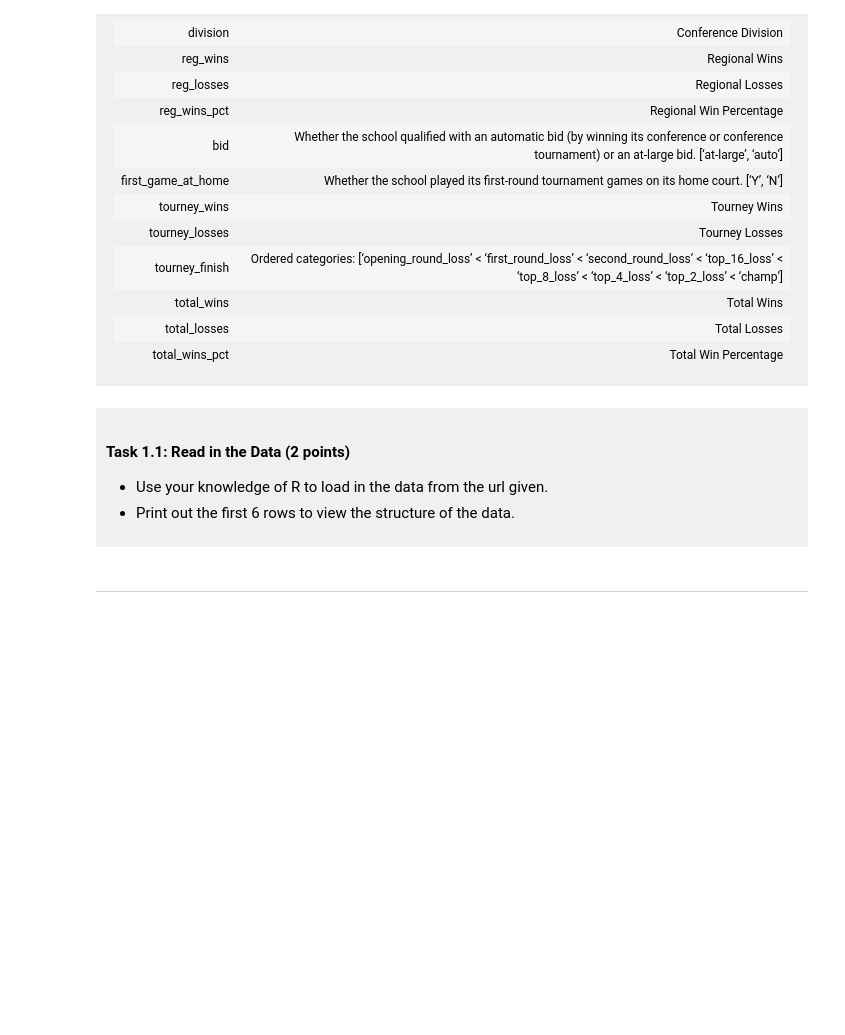
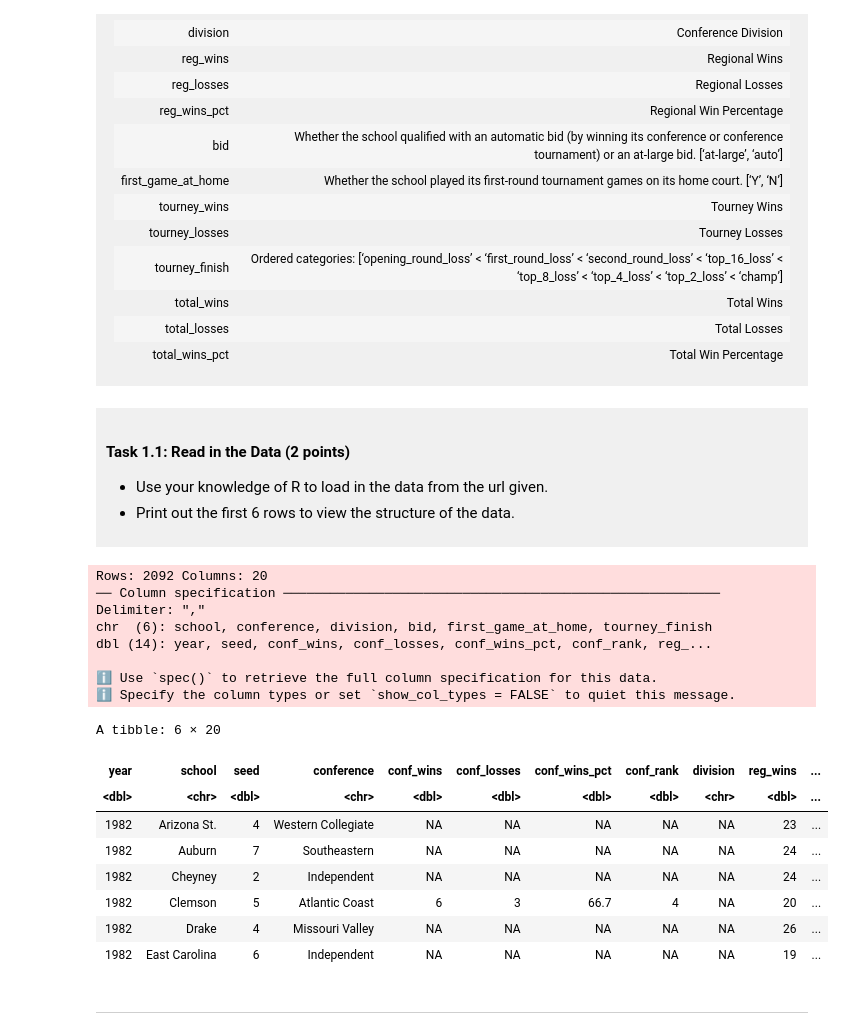
Before and after one commit to hbae07/dsci-100-project-hayoon-bae, a Jupyter notebook: dsci-100-project-notebook.ipynb, the cells around one changed output. Cells and saved outputs as stored; diff of their text form; code cells hidden in the pictures; blank space fills up the shorter version.

Commit message:
Read Data on NCAA

```diff
--- a/dsci-100-project-notebook.ipynb
+++ b/dsci-100-project-notebook.ipynb
@@ -128,8 +128,27 @@ To help you with the analysis, here is a table of descriptions of each of the va
 
 </div>
 # %%
-
-#this is a comment made on jupyter
+library(tidyverse)
+data<-read_csv("https://raw.githubusercontent.com/diverse-data-hub/diversedata/refs/heads/main/data-clean/womensmarchmadness.csv")
+head(data)
+# %% [output]
+Rows: 2092 Columns: 20
+── Column specification ────────────────────────────────────────────────────────
+Delimiter: ","
+chr  (6): school, conference, division, bid, first_game_at_home, tourney_finish
+dbl (14): year, seed, conf_wins, conf_losses, conf_wins_pct, conf_rank, reg_...
+
+ℹ Use `spec()` to retrieve the full column specification for this data.
+ℹ Specify the column types or set `show_col_types = FALSE` to quiet this message.
+A tibble: 6 × 20
+| year | school | seed | conference | conf_wins | conf_losses | conf_wins_pct | conf_rank | division | reg_wins | ... |
+| <dbl> | <chr> | <dbl> | <chr> | <dbl> | <dbl> | <dbl> | <dbl> | <chr> | <dbl> | ... |
+| 1982 | Arizona St. | 4 | Western Collegiate | NA | NA | NA | NA | NA | 23 | ... |
+| 1982 | Auburn | 7 | Southeastern | NA | NA | NA | NA | NA | 24 | ... |
+| 1982 | Cheyney | 2 | Independent | NA | NA | NA | NA | NA | 24 | ... |
+| 1982 | Clemson | 5 | Atlantic Coast | 6 | 3 | 66.7 | 4 | NA | 20 | ... |
+| 1982 | Drake | 4 | Missouri Valley | NA | NA | NA | NA | NA | 26 | ... |
+| 1982 | East Carolina | 6 | Independent | NA | NA | NA | NA | NA | 19 | ... |
 # %% [markdown]
 -------
 # %% [markdown]
```
